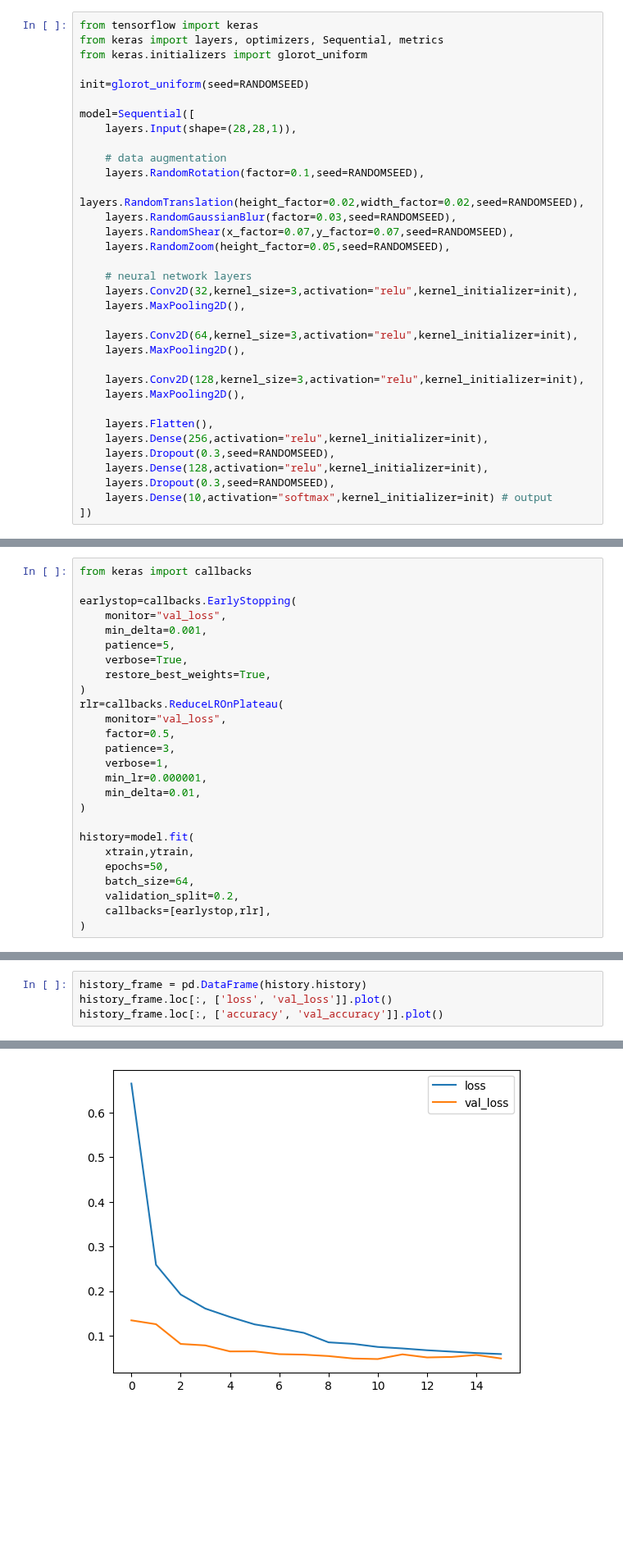
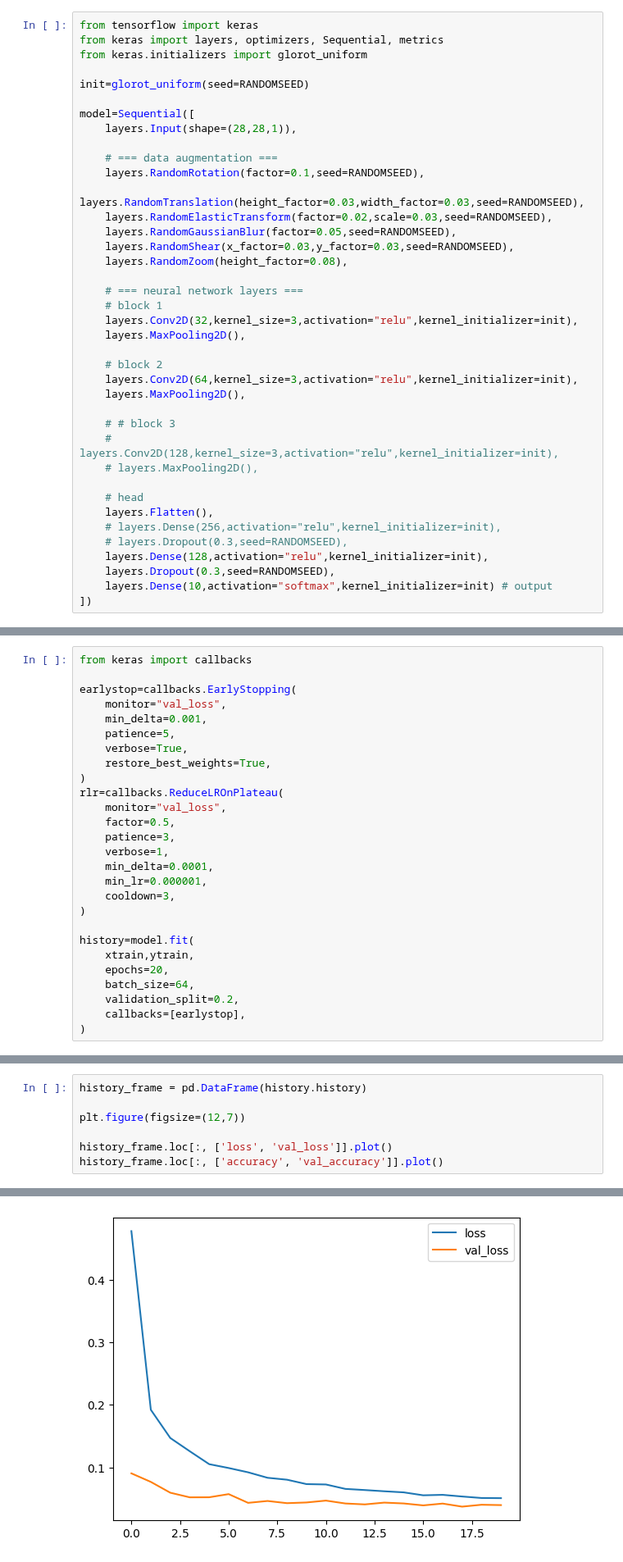
Before and after one commit to coderheck/learning-programming-languages, a Jupyter notebook: learning-python/kaggle/digit-recognizer.ipynb, the cells around one changed output, grey strips where cells are left out. Shown at 82% size. Saved outputs shown, nothing was run; the diff lists cells and outputs as text; blank space fills up the shorter version.

```diff
--- a/learning-python/kaggle/digit-recognizer.ipynb
+++ b/learning-python/kaggle/digit-recognizer.ipynb
@@ -99,26 +127,31 @@ init=glorot_uniform(seed=RANDOMSEED)
 model=Sequential([
     layers.Input(shape=(28,28,1)),
 
-    # data augmentation
+    # === data augmentation ===
     layers.RandomRotation(factor=0.1,seed=RANDOMSEED),
-    layers.RandomTranslation(height_factor=0.02,width_factor=0.02,seed=RANDOMSEED),
-    layers.RandomGaussianBlur(factor=0.03,seed=RANDOMSEED),
-    layers.RandomShear(x_factor=0.07,y_factor=0.07,seed=RANDOMSEED),
-    layers.RandomZoom(height_factor=0.05,seed=RANDOMSEED),
+    layers.RandomTranslation(height_factor=0.03,width_factor=0.03,seed=RANDOMSEED),
+    layers.RandomElasticTransform(factor=0.02,scale=0.03,seed=RANDOMSEED),
+    layers.RandomGaussianBlur(factor=0.05,seed=RANDOMSEED),
+    layers.RandomShear(x_factor=0.03,y_factor=0.03,seed=RANDOMSEED),
+    layers.RandomZoom(height_factor=0.08),
 
-    # neural network layers
+    # === neural network layers ===
+    # block 1
     layers.Conv2D(32,kernel_size=3,activation="relu",kernel_initializer=init),
     layers.MaxPooling2D(),
 
+    # block 2
     layers.Conv2D(64,kernel_size=3,activation="relu",kernel_initializer=init),
     layers.MaxPooling2D(),
 
-    layers.Conv2D(128,kernel_size=3,activation="relu",kernel_initializer=init),
-    layers.MaxPooling2D(),
+    # # block 3
+    # layers.Conv2D(128,kernel_size=3,activation="relu",kernel_initializer=init),
+    # layers.MaxPooling2D(),
 
+    # head
     layers.Flatten(),
-    layers.Dense(256,activation="relu",kernel_initializer=init),
-    layers.Dropout(0.3,seed=RANDOMSEED),
+    # layers.Dense(256,activation="relu",kernel_initializer=init),
+    # layers.Dropout(0.3,seed=RANDOMSEED),
     layers.Dense(128,activation="relu",kernel_initializer=init),
     layers.Dropout(0.3,seed=RANDOMSEED),
     layers.Dense(10,activation="softmax",kernel_initializer=init) # output
@@ -168,15 +203,16 @@ rlr=callbacks.ReduceLROnPlateau(
     factor=0.5,
     patience=3,
     verbose=1,
+    min_delta=0.0001,
     min_lr=0.000001,
-    min_delta=0.01,
+    cooldown=3,
 )
 
 history=model.fit(
     xtrain,ytrain,
-    epochs=50,
+    epochs=20,
     batch_size=64,
     validation_split=0.2,
-    callbacks=[earlystop,rlr],
+    callbacks=[earlystop],
 )
 # %% [output]
@@ -200,5 +236,8 @@ Restoring model weights from the end of the best epoch: 14.
 # %%
 history_frame = pd.DataFrame(history.history)
+
+plt.figure(figsize=(12,7))
+
 history_frame.loc[:, ['loss', 'val_loss']].plot()
 history_frame.loc[:, ['accuracy', 'val_accuracy']].plot()
 # %% [output]
@@ -206 +246 @@ history_frame.loc[:, ['accuracy', 'val_accuracy']].plot()
-[figure, old version]
+[figure, new version]
```
Also changed, not shown: parts of 11 cells of this notebook, 3 other files.
